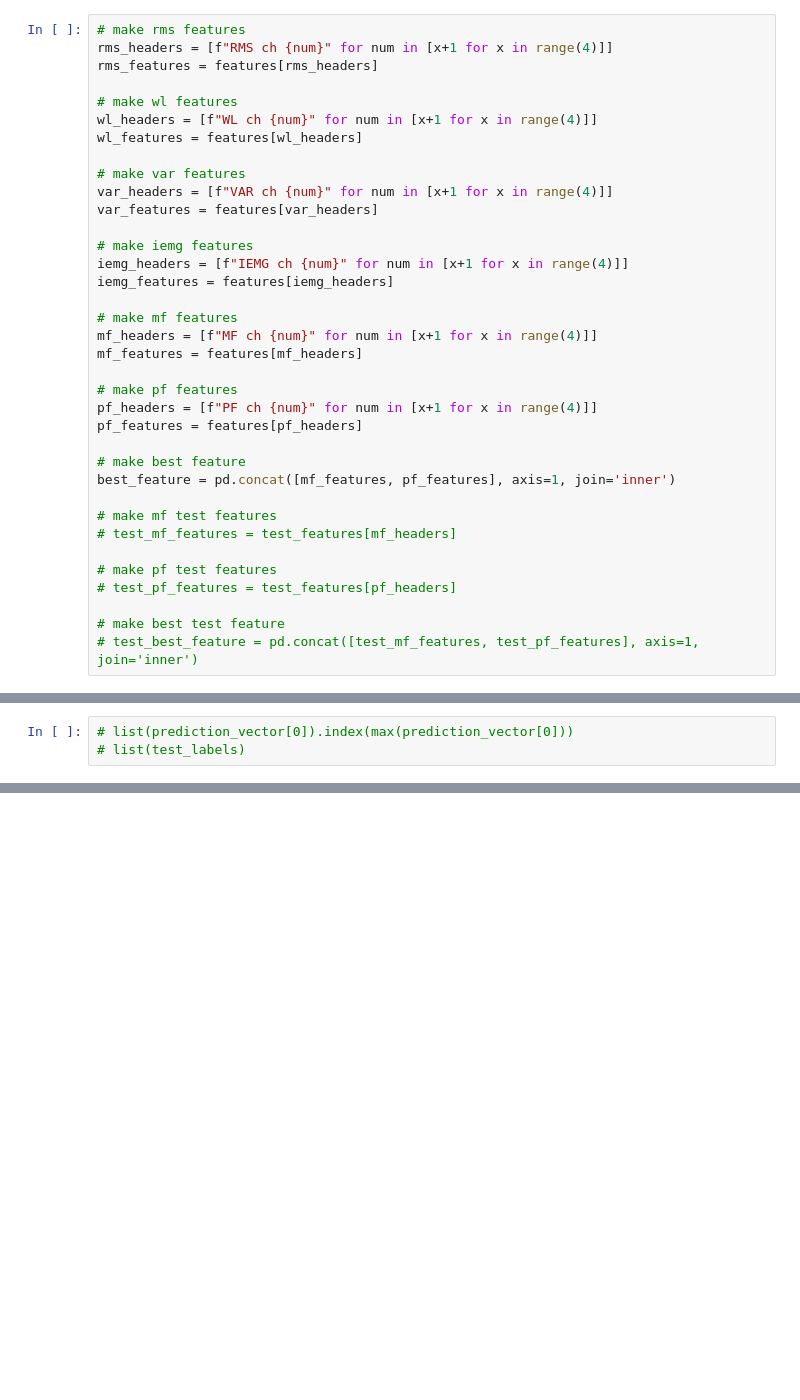
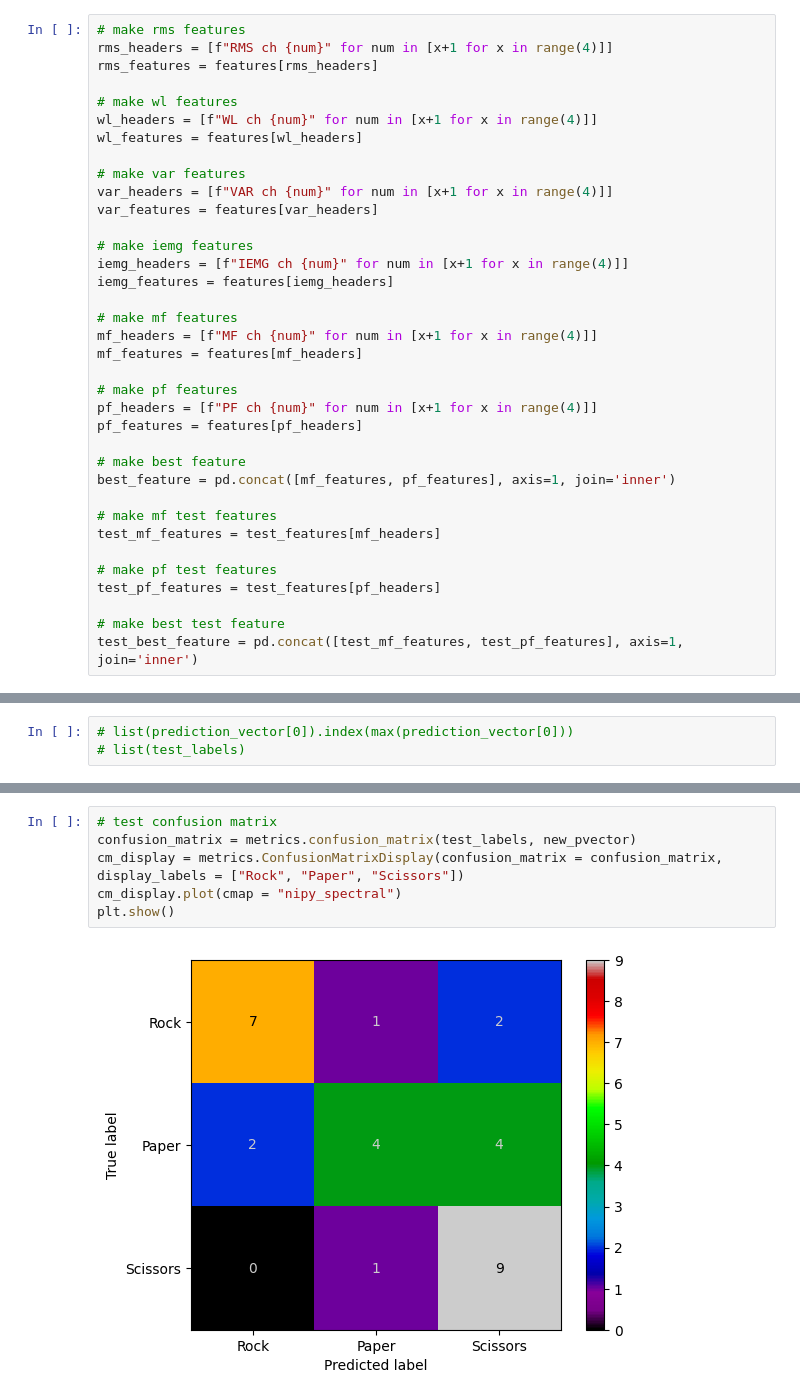
Before and after one commit to Moampane/rps_classifier, a Jupyter notebook: classification.ipynb, the cells around one changed output, grey strips where cells are left out. Saved outputs shown, nothing was run; the diff lists cells and outputs as text; blank space fills up the shorter version.

```diff
--- a/classification.ipynb
+++ b/classification.ipynb
@@ -49,11 +49,11 @@ pf_features = features[pf_headers]
 best_feature = pd.concat([mf_features, pf_features], axis=1, join='inner')
 
 # make mf test features
-# test_mf_features = test_features[mf_headers]
+test_mf_features = test_features[mf_headers]
 
 # make pf test features
-# test_pf_features = test_features[pf_headers]
+test_pf_features = test_features[pf_headers]
 
 # make best test feature
-# test_best_feature = pd.concat([test_mf_features, test_pf_features], axis=1, join='inner')
+test_best_feature = pd.concat([test_mf_features, test_pf_features], axis=1, join='inner')
 # %%
@@ -198,0 +184,8 @@ plt.show()
+# %%
+# test confusion matrix
+confusion_matrix = metrics.confusion_matrix(test_labels, new_pvector)
+cm_display = metrics.ConfusionMatrixDisplay(confusion_matrix = confusion_matrix, display_labels = ["Rock", "Paper", "Scissors"])
+cm_display.plot(cmap = "nipy_spectral")
+plt.show()
+# %% [output]
+[figure, added]
```
Also changed, not shown: parts of 11 cells of this notebook, 4 other files.
